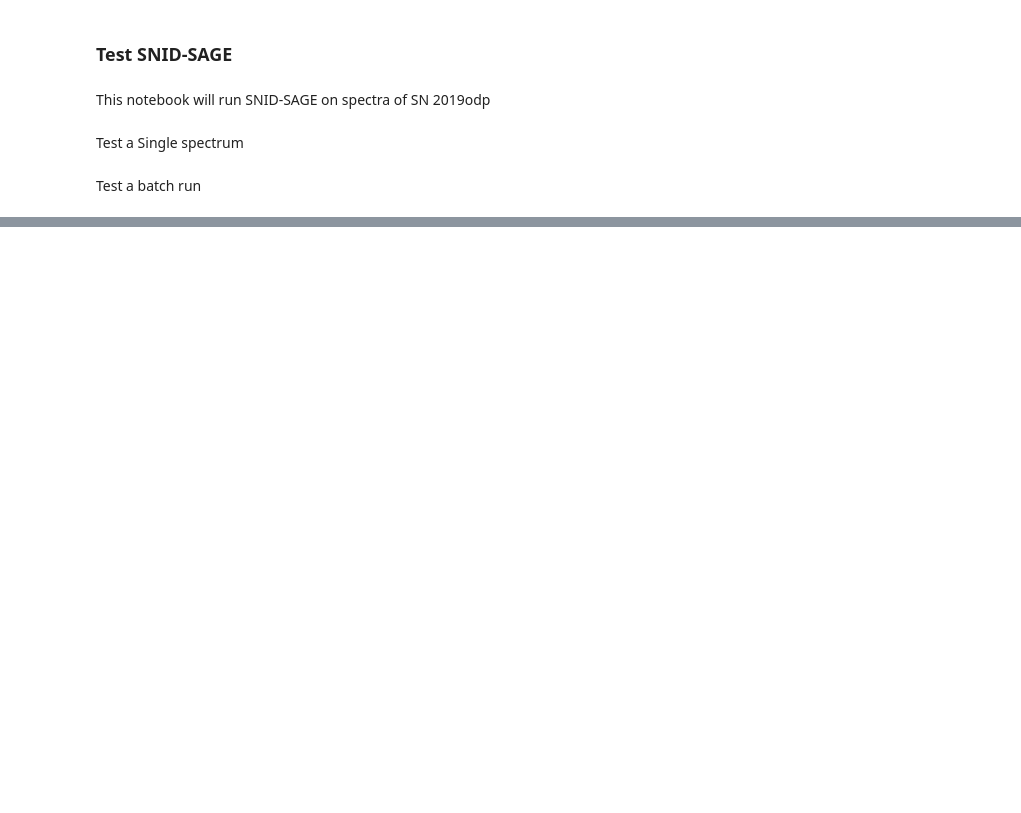
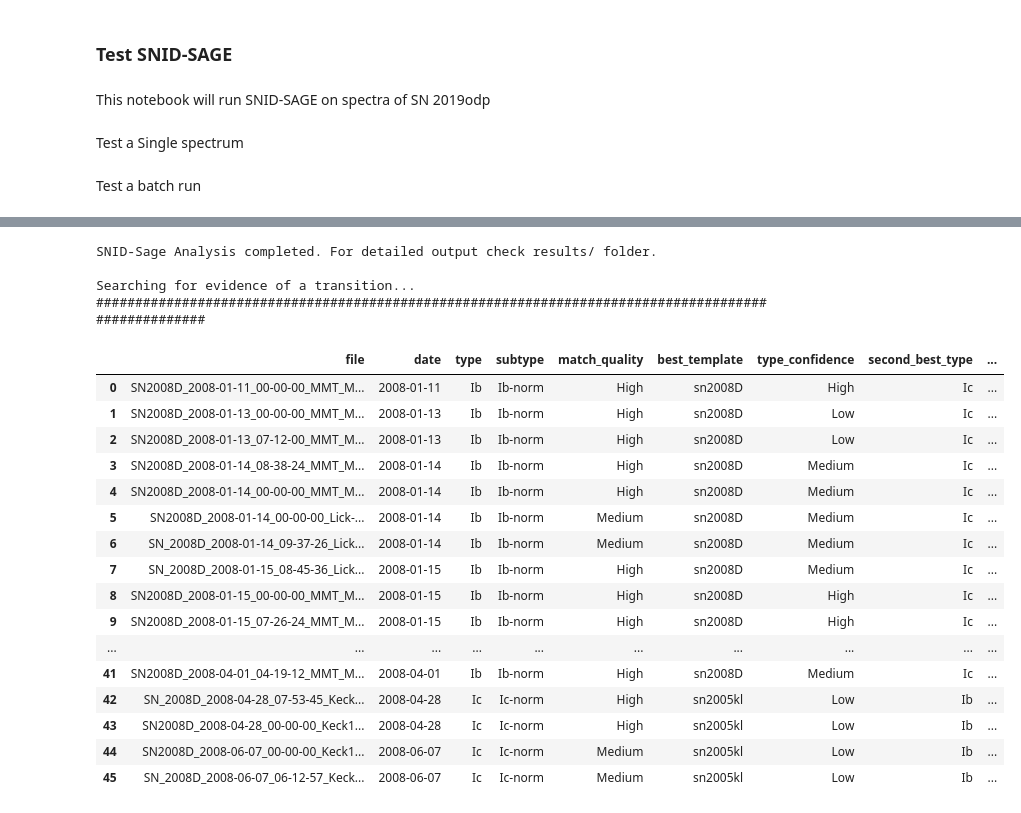
Before and after one commit to micschwab/TransitionHunter, a Jupyter notebook: TestSNID-SAGE.ipynb, the cells around one changed output, grey strips where cells are left out. Cells and saved outputs as stored; diff of their text form; code cells hidden in the pictures; blank space fills up the shorter version.

Commit message:
Finished transition.py, and updated run.py and runSNIDsage.py

```diff
--- a/TestSNID-SAGE.ipynb
+++ b/TestSNID-SAGE.ipynb
@@ -53,0 +150,17 @@ Done 30/30; success rate 100.0%
+# %%
+#construct a dataframe of relevant info
+result_df = pd.DataFrame({"file": batch_results["file"],
+                          "date": batch_results["date"],
+                          "type": batch_results["type"],
+                          "subtype":batch_results["subtype"],
+                          "match_quality": batch_results["match_quality"],
+                          "best_template": batch_results["best_template"],
+                          "type_confidence": batch_results["type_confidence"],
+                          "second_best_type": batch_results["second_best_type"],
+                          "subtype_confidence":batch_results["subtype_confidence"],
+                          "second_best_subtype": batch_results["second_best_subtype"],
+                          "z": batch_results["z"],
+                          "Q_cluster": batch_results["Q_cluster"],
+                          "success": batch_results["success"],
+                          "error": batch_results["error"]
+                         })
@@ -53,0 +251,41 @@ Done 30/30; success rate 100.0%
+# %%
+print("SNID-Sage Analysis completed. For detailed output check snid_results/ folder.\n")
+
+print("Searching for evidence of a transition...")
+print("#" * 100)
+# %% [output]
+SNID-Sage Analysis completed. For detailed output check results/ folder.
+
+Searching for evidence of a transition...
+####################################################################################################
+# %%
+#filter for success
+success_df = result_df[result_df['success']] # keeps rows where "success" = True
+
+#filter for quality
+to_remove = ['Very Low', 'Low'] #cut low or verly low match confidences
+confident_df = success_df[~success_df['match_quality'].isin(to_remove)]
+# %%
+confident_df
+
+#re-index
+confident_df = confident_df.reset_index(drop=True)
+confident_df
+# %% [output]
+|  | file | date | type | subtype | match_quality | best_template | type_confidence | second_best_type | ... |
+| 0 | SN2008D_2008-01-11_00-00-00_MMT_M... | 2008-01-11 | Ib | Ib-norm | High | sn2008D | High | Ic | ... |
+| 1 | SN2008D_2008-01-13_00-00-00_MMT_M... | 2008-01-13 | Ib | Ib-norm | High | sn2008D | Low | Ic | ... |
+| 2 | SN2008D_2008-01-13_07-12-00_MMT_M... | 2008-01-13 | Ib | Ib-norm | High | sn2008D | Low | Ic | ... |
+| 3 | SN2008D_2008-01-14_08-38-24_MMT_M... | 2008-01-14 | Ib | Ib-norm | High | sn2008D | Medium | Ic | ... |
+| 4 | SN2008D_2008-01-14_00-00-00_MMT_M... | 2008-01-14 | Ib | Ib-norm | High | sn2008D | Medium | Ic | ... |
+| 5 | SN2008D_2008-01-14_00-00-00_Lick-... | 2008-01-14 | Ib | Ib-norm | Medium | sn2008D | Medium | Ic | ... |
+| 6 | SN_2008D_2008-01-14_09-37-26_Lick... | 2008-01-14 | Ib | Ib-norm | Medium | sn2008D | Medium | Ic | ... |
+| 7 | SN_2008D_2008-01-15_08-45-36_Lick... | 2008-01-15 | Ib | Ib-norm | High | sn2008D | Medium | Ic | ... |
+| 8 | SN2008D_2008-01-15_00-00-00_MMT_M... | 2008-01-15 | Ib | Ib-norm | High | sn2008D | High | Ic | ... |
+| 9 | SN2008D_2008-01-15_07-26-24_MMT_M... | 2008-01-15 | Ib | Ib-norm | High | sn2008D | High | Ic | ... |
+| ... | ... | ... | ... | ... | ... | ... | ... | ... | ... |
+| 41 | SN2008D_2008-04-01_04-19-12_MMT_M... | 2008-04-01 | Ib | Ib-norm | High | sn2008D | Medium | Ic | ... |
+| 42 | SN_2008D_2008-04-28_07-53-45_Keck... | 2008-04-28 | Ic | Ic-norm | High | sn2005kl | Low | Ib | ... |
+| 43 | SN2008D_2008-04-28_00-00-00_Keck1... | 2008-04-28 | Ic | Ic-norm | High | sn2005kl | Low | Ib | ... |
+| 44 | SN2008D_2008-06-07_00-00-00_Keck1... | 2008-06-07 | Ic | Ic-norm | Medium | sn2005kl | Low | Ib | ... |
+| 45 | SN_2008D_2008-06-07_06-12-57_Keck... | 2008-06-07 | Ic | Ic-norm | Medium | sn2005kl | Low | Ib | ... |
```
Also changed, not shown: parts of 42 cells of this notebook, 4 other files.
